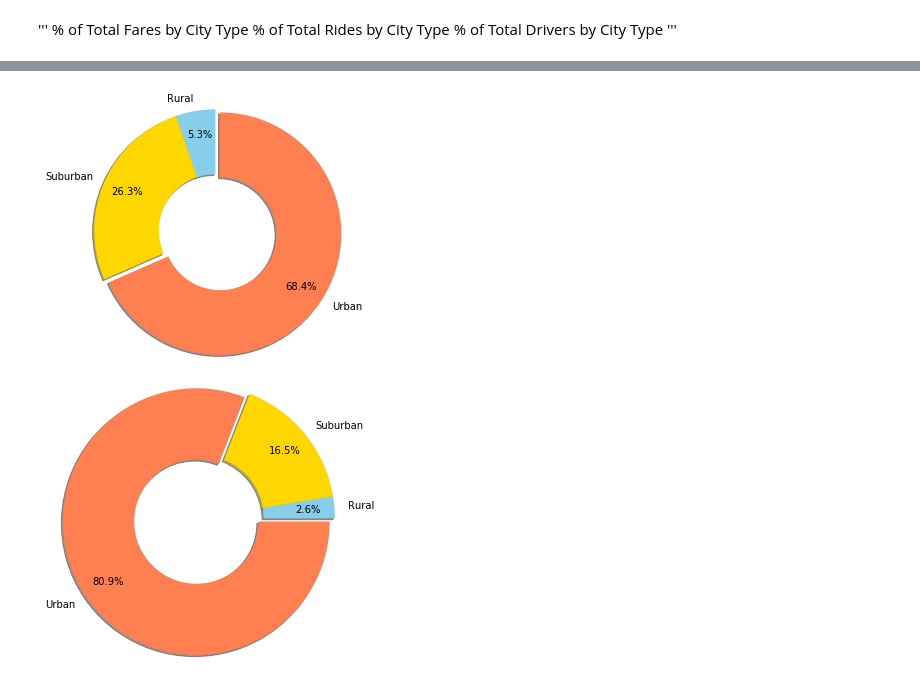
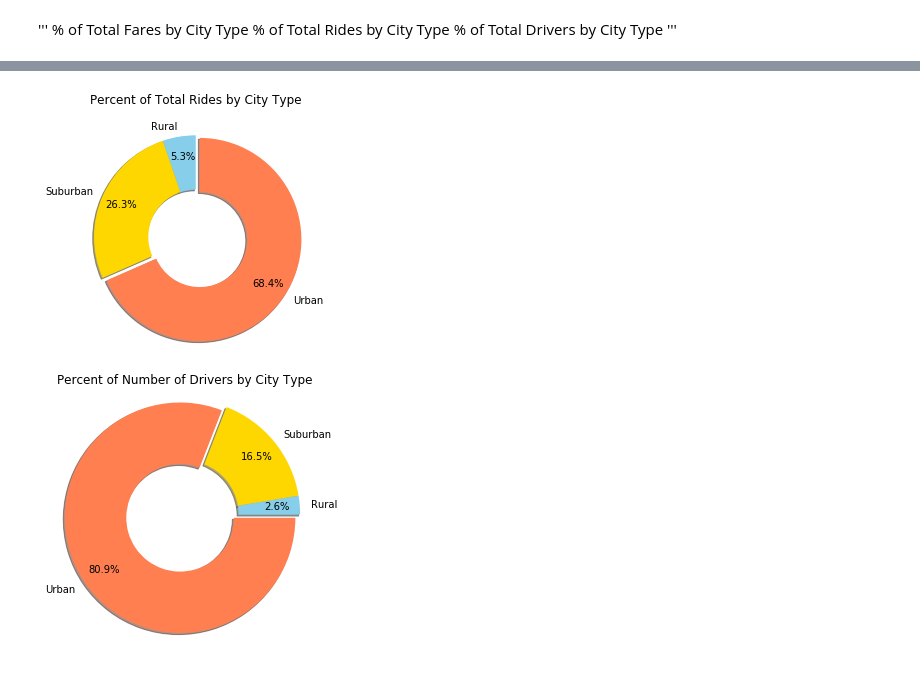
Before and after one commit to DRBrenner/Bootcamp, a Jupyter notebook: Homework/matplotlib/mypyber.ipynb, the cells around one changed output, grey strips where cells are left out. Cells and saved outputs as stored; diff of their text form; code cells hidden in the pictures.

```diff
--- a/Homework/matplotlib/mypyber.ipynb
+++ b/Homework/matplotlib/mypyber.ipynb
@@ -88,50 +97,52 @@ plt.savefig("pyber_percent_fares.png")
 # %%
 # % of Total Rides by City Type
 total_rides_by_type = rawdata.groupby(["type"])["ride_id"].count().reset_index()
 
 total_rides = rawdata["ride_id"].count()
 
 total_rides_by_type["percent_of_total_rides"] = ((total_rides_by_type.ride_id / total_rides)*100)
 
 plt.pie(total_rides_by_type["percent_of_total_rides"],labels=total_rides_by_type["type"],wedgeprops = dict(width=0.8),
         colors = ["SkyBlue", "gold", "coral"], shadow = True, autopct='%1.1f%%',startangle=90,explode=(0,0,.07),
         radius = 1.5, pctdistance=.8)
+plt.title("Percent of Total Rides by City Type",y=1.25)
 
 # Save Figure
 plt.tight_layout()
 plt.savefig("pyber_percent_rides.png")
 # %% [output]
-[figure, old version]
+[figure, new version]
 # %%
-# % of Total Drivers by City Type
+# Determine total number of drivers by City Type
 ruraldrivers = rawdata.loc[rawdata["type"] == "Rural"]
 ruraldrivers_by_driver_count = ruraldrivers.groupby(ruraldrivers["city"])["driver_count"].mean().reset_index()
-ruraldrivers_by_driver_count
 totalruraldrivers = ruraldrivers_by_driver_count["driver_count"].sum()
 
 urbandrivers = rawdata.loc[rawdata["type"] == "Urban"]
 urbandrivers_by_driver_count = urbandrivers.groupby(urbandrivers["city"])["driver_count"].mean().reset_index()
-urbandrivers_by_driver_count
 totalurbandrivers = urbandrivers_by_driver_count["driver_count"].sum()
 
 suburbandrivers = rawdata.loc[rawdata["type"] == "Suburban"]
 suburbandrivers_by_driver_count = suburbandrivers.groupby(suburbandrivers["city"])["driver_count"].mean().reset_index()
-suburbandrivers_by_driver_count
 totalsuburbandrivers = suburbandrivers_by_driver_count["driver_count"].sum()
 
+# Determine total number of drivers
 alldrivers = totalruraldrivers + totalsuburbandrivers + totalurbandrivers
 
+# Calculate percent of driver by City Type
 percent_rural_drivers = (totalruraldrivers / alldrivers)*100
 percent_urban_drivers = (totalurbandrivers / alldrivers)*100
 percent_suburban_drivers = (totalsuburbandrivers / alldrivers)*100
 percents = [percent_rural_drivers,percent_suburban_drivers,percent_urban_drivers]
 
+# Create a the percents
 plt.pie(percents,labels=total_fares_by_type["type"],wedgeprops = dict(width=0.8),
-        colors = ["SkyBlue", "gold", "coral"], shadow = True, autopct='%1.1f%%',startangle=0,explode=(0,0,.07),
+        colors = ["SkyBlue", "gold", "coral"], shadow = True, autopct='%1.1f%%',startangle=0,explode=(0,0,.075),
         radius = 1.5, pctdistance=.8)
+plt.title("Percent of Number of Drivers by City Type",y=1.15)
 
 # Save Figure
 plt.tight_layout()
 plt.savefig("pyber_percent_drivers.png")
 # %% [output]
-[figure, old version]
+[figure, new version]
```
Also changed, not shown: parts of 2 cells of this notebook, 6 other files.
